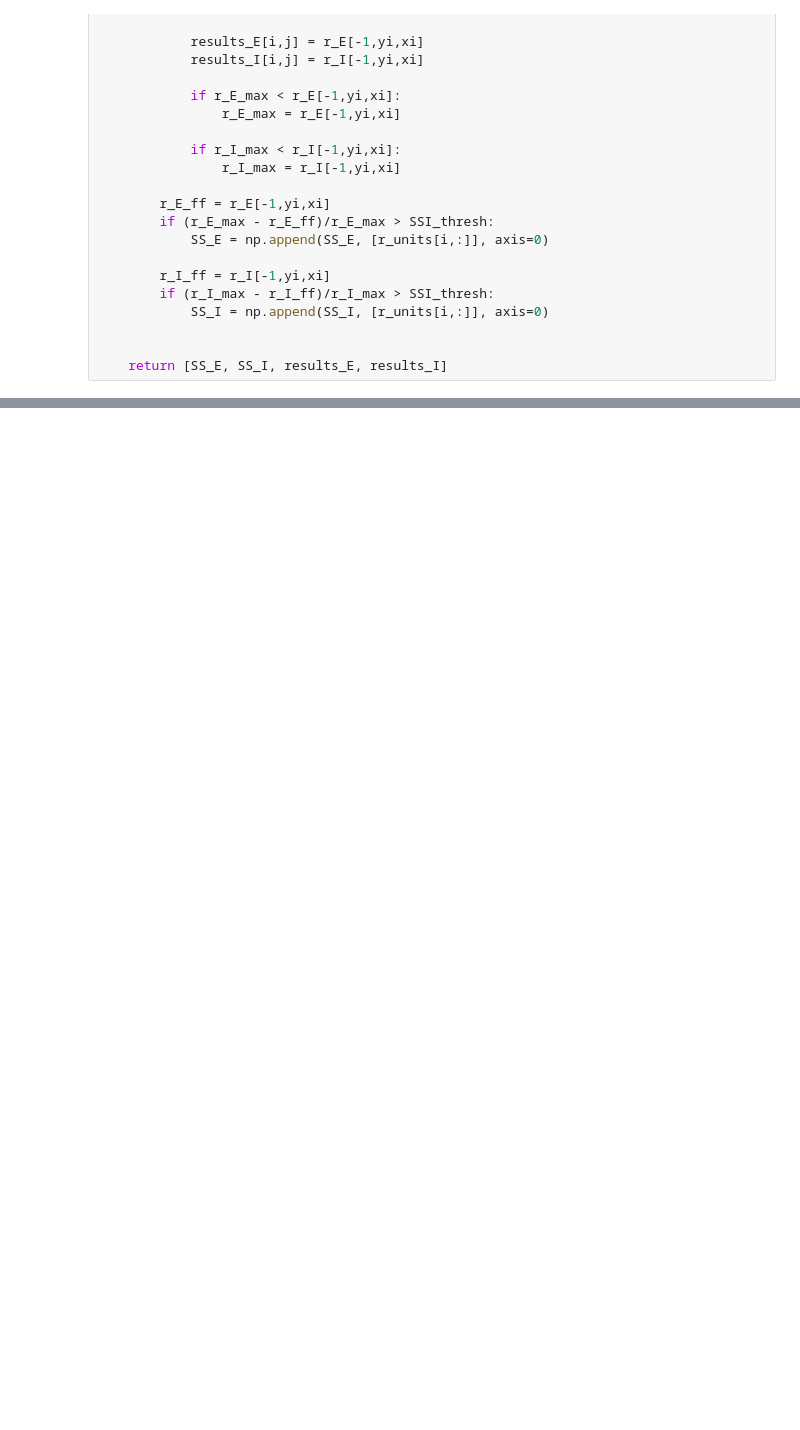
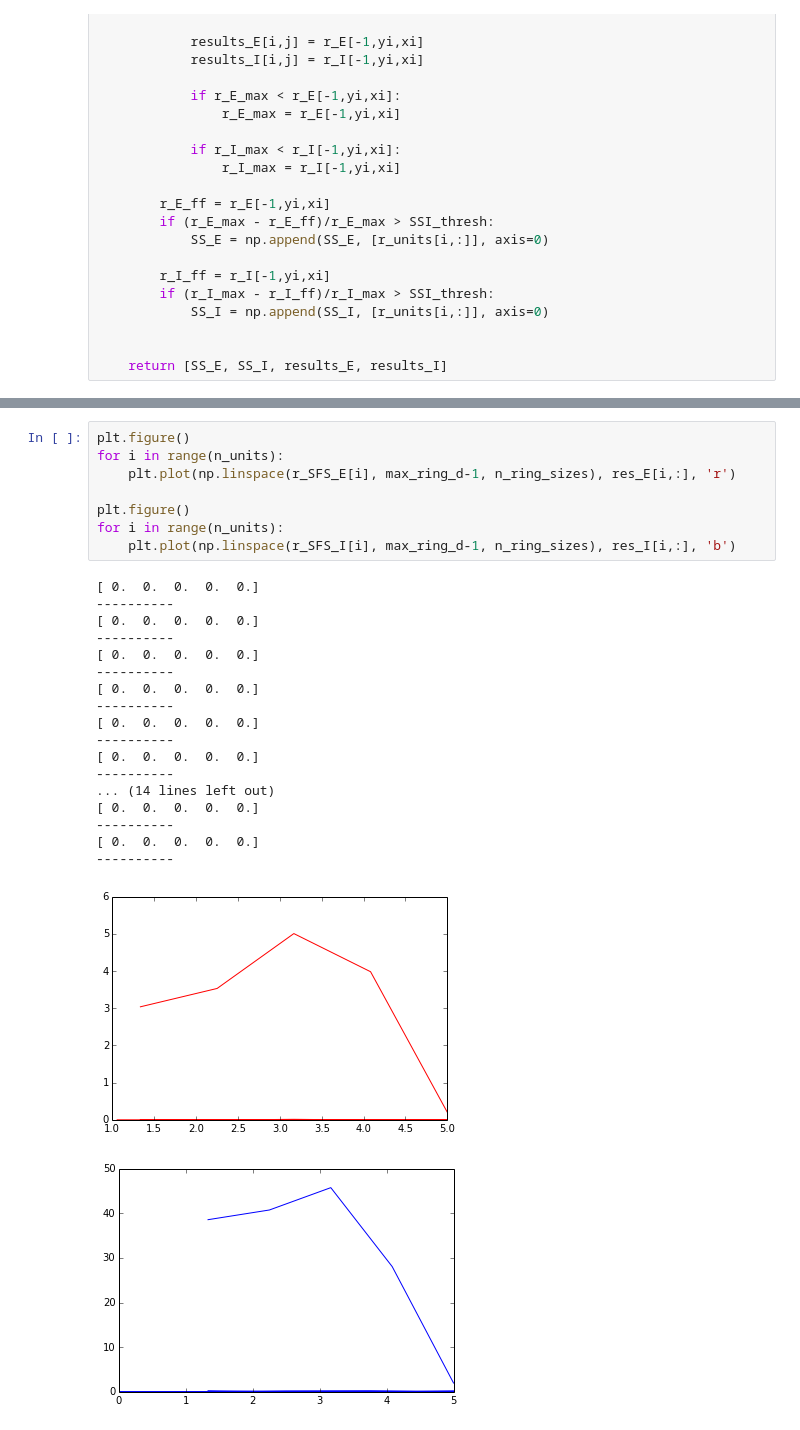
Before and after one commit to benselby/v1_modelling, a Jupyter notebook: mechanistic/SSN_2D_model-OD-working.ipynb, the cells around one changed output, grey strips where cells are left out. Drawn from its saved outputs; the diff is of its cells as text; blank space fills up the shorter version.

```diff
--- a/mechanistic/SSN_2D_model-OD-working.ipynb
+++ b/mechanistic/SSN_2D_model-OD-working.ipynb
@@ -492,0 +746,28 @@ Elapsed time:  9585.57112408
+# %%
+plt.figure()
+for i in range(n_units):
+    plt.plot(np.linspace(r_SFS_E[i], max_ring_d-1, n_ring_sizes), res_E[i,:], 'r')
+
+plt.figure()
+for i in range(n_units):
+    plt.plot(np.linspace(r_SFS_I[i], max_ring_d-1, n_ring_sizes), res_I[i,:], 'b')
+# %% [output]
+[ 0.  0.  0.  0.  0.]
+----------
+[ 0.  0.  0.  0.  0.]
+----------
+[ 0.  0.  0.  0.  0.]
+----------
+[ 0.  0.  0.  0.  0.]
+----------
+[ 0.  0.  0.  0.  0.]
+----------
+[ 0.  0.  0.  0.  0.]
+----------
+... (14 lines left out)
+[ 0.  0.  0.  0.  0.]
+----------
+[ 0.  0.  0.  0.  0.]
+----------
+[figure, added]
+[figure, added]
```
Also changed, not shown: parts of 33 cells of this notebook.
